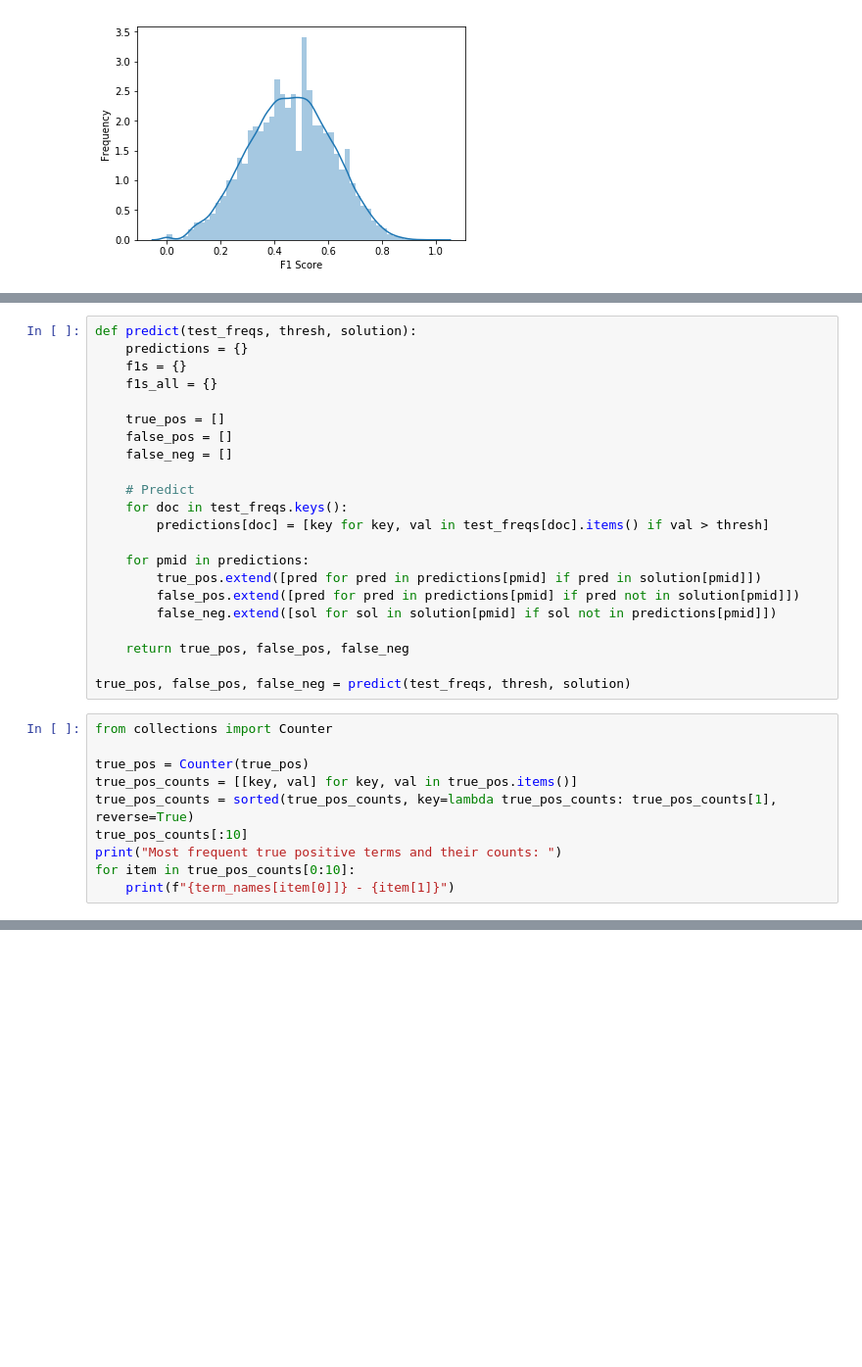
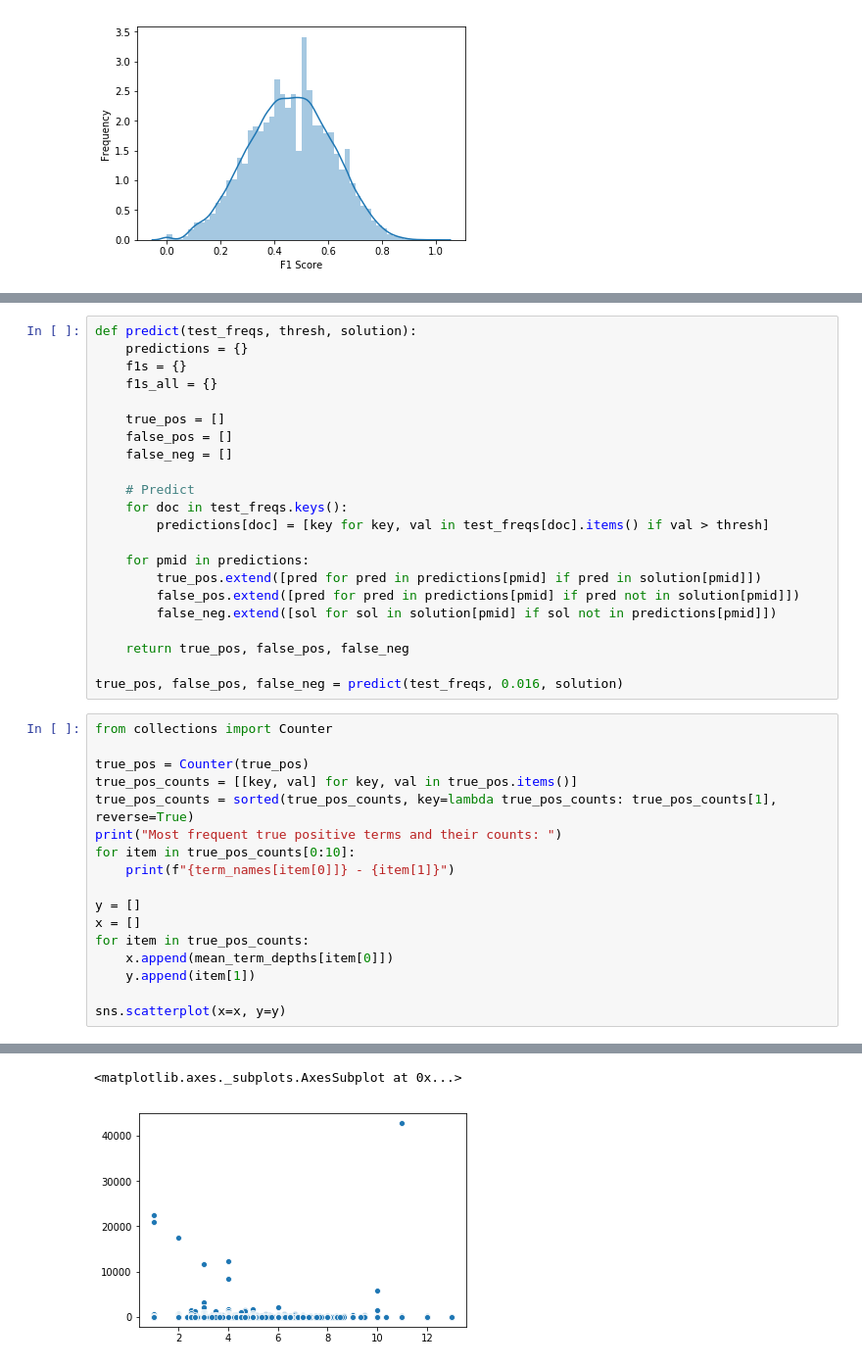
Before and after one commit to wigasper/FUSE, a Jupyter notebook: baseline_expanded.ipynb, the cells around one changed output, grey strips where cells are left out. Shown at 98% size. Cells and saved outputs as stored; diff of their text form; blank space fills up the shorter version.

```diff
--- a/baseline_expanded.ipynb
+++ b/baseline_expanded.ipynb
@@ -402,29 +422,38 @@ def predict(test_freqs, thresh, solution):
 
     return true_pos, false_pos, false_neg
 
-true_pos, false_pos, false_neg = predict(test_freqs, thresh, solution)
+true_pos, false_pos, false_neg = predict(test_freqs, 0.016, solution)
 # %%
 from collections import Counter
 
 true_pos = Counter(true_pos)
 true_pos_counts = [[key, val] for key, val in true_pos.items()]
 true_pos_counts = sorted(true_pos_counts, key=lambda true_pos_counts: true_pos_counts[1], reverse=True)
-true_pos_counts[:10]
 print("Most frequent true positive terms and their counts: ")
 for item in true_pos_counts[0:10]:
     print(f"{term_names[item[0]]} - {item[1]}")
+
+y = []
+x = []
+for item in true_pos_counts:
+    x.append(mean_term_depths[item[0]])
+    y.append(item[1])
+
+sns.scatterplot(x=x, y=y)
 # %% [output]
 Most frequent true positive terms and their counts:
 Humans - 42759
 Female - 22519
 Male - 20879
 Animals - 17463
 Middle Aged - 12379
 Adult - 11683
 Aged - 8478
 Mice - 5836
 Adolescent - 3145
 Child - 2199
+<matplotlib.axes._subplots.AxesSubplot at 0x...>
+[figure, added]
 # %%
 false_pos = Counter(false_pos)
 false_pos_counts = [[key, val] for key, val in false_pos.items()]
```
Also changed, not shown: parts of 6 cells of this notebook.
